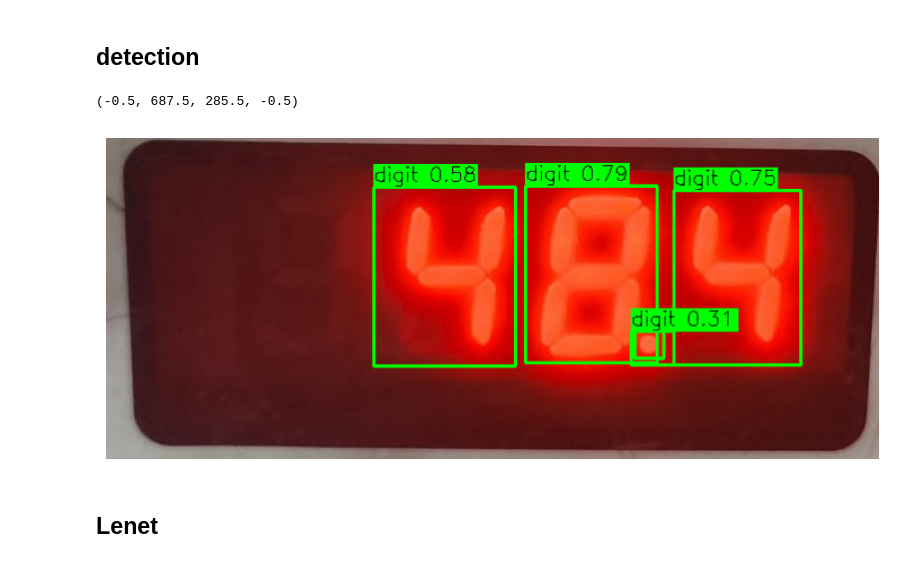
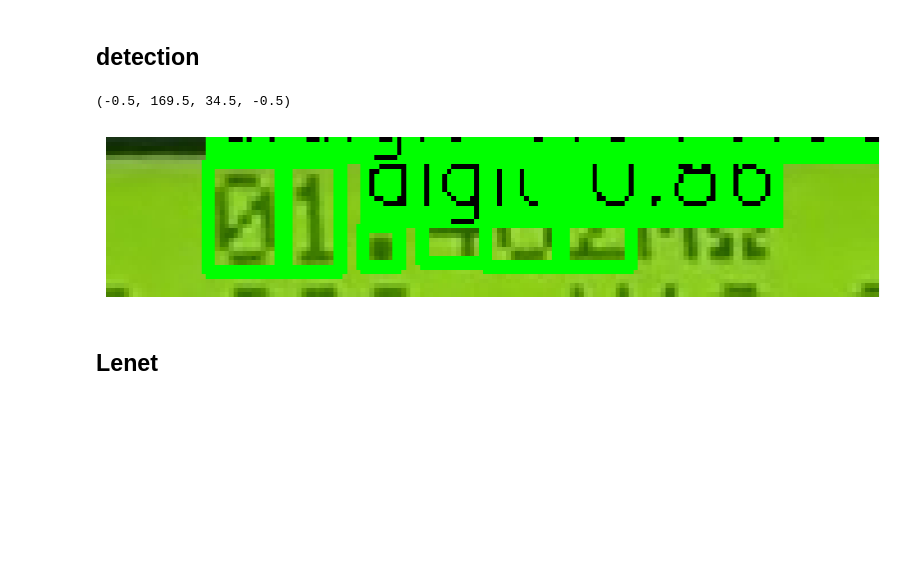
Before and after one commit to NitinRwt/ML-Model, a Jupyter notebook: test.ipynb, the cells around one changed output. Drawn from its saved outputs; the diff is of its cells as text; code cells hidden in the pictures; blank space fills up the shorter version.

```diff
--- a/test.ipynb
+++ b/test.ipynb
@@ -8,10 +0,0 @@ import pandas as pd
-# %%
-det = 'https://bj.bcebos.com/paddlex/examples/meter_reader/datasets/meter_det.tar.gz'
-
-if ('meter_seg' not in os.listdir()):
-    for i in [det]:
-        !wget $i
-        dir_name = i.split('/')[-1]
-        !tar -xf $dir_name
-else:
-    print('Directory already exist')
@@ -761,5 +475,5 @@ def extract_frames(video_path, output_folder, frame_interval_ms=100):
 
 # Example usage
 video_path = "v1.mp4"  # Change this to your video file
-output_folder = "extracted_frames"
+output_folder = "test"
 extract_frames(video_path, output_folder)
@@ -895,32 +611,6 @@ if __name__ == "__main__":
     model_path_3 = "Models/Remaining_tests_model.pt"
     image_path = "test_images/hv_pd/i_319.png"
     main(model_path_3, image_path)
-# %%
-import os
-from PIL import Image
-
-# Set your folder path here
-folder_path = "Ecchi"
-
-# Create a new folder to save PNGs (optional)
-output_folder = os.path.join(folder_path, "nothing_personal")
-os.makedirs(output_folder, exist_ok=True)
-
-# Supported image formats (add more if needed)
-supported_formats = (".jpg", ".jpeg", ".bmp", ".tiff", ".gif", ".webp")
-
-for filename in os.listdir(folder_path):
-    if filename.lower().endswith(supported_formats):
-        file_path = os.path.join(folder_path, filename)
-        img = Image.open(file_path).convert("RGBA")  # Ensures transparency is preserved if any
-
-        # Save as PNG with the same name
-        new_filename = os.path.splitext(filename)[0] + ".png"
-        new_file_path = os.path.join(output_folder, new_filename)
-        img.save(new_file_path, "PNG")
-        print(f"Converted: {filename} → {new_filename}")
-
-print("✅ All supported images converted to PNG format.")
 # %% [markdown]
 ## n2n temp_ocr
 # %%
@@ -1381,8 +1183,8 @@ import matplotlib.pyplot as plt
 from ultralytics import YOLO
 
 # 2. Configure paths
-model_path = "Models/best.pt"            # your YOLO .pt file
-image_path = "new_data/32.jpg"  # image to run detection on
+model_path = "Models/res_detect2.pt"            # your YOLO .pt file
+image_path = "1.jpg"  # image to run detection on
 
 # 3. Load model
 model = YOLO(model_path)
@@ -1393,35 +1195,35 @@ if img_bgr is None:
     raise FileNotFoundError(f"Cannot read {image_path}")
 
 # 5. Run inference
 results = model.predict(source=img_bgr, verbose=False)[0]
 
 # 6. Prepare to draw
 img = img_bgr.copy()
 names = results.names  # dict: class_id → class_name
 
 # 7. Loop over detections
 for box, conf, cls in zip(results.boxes.xyxy.cpu().numpy(),
                           results.boxes.conf.cpu().numpy(),
                           results.boxes.cls.cpu().numpy().astype(int)):
     x1, y1, x2, y2 = box.astype(int)
     label = f"{names[cls]} {conf:.2f}"
     # Draw rectangle
     cv2.rectangle(img, (x1, y1), (x2, y2), (0, 255, 0), 2)
     # Draw label background
     (w, h), _ = cv2.getTextSize(label, cv2.FONT_HERSHEY_SIMPLEX, 0.6, 1)
     cv2.rectangle(img, (x1, y1 - 20), (x1 + w, y1), (0, 255, 0), -1)
     # Put text
     cv2.putText(img, label, (x1, y1 - 5),
                 cv2.FONT_HERSHEY_SIMPLEX, 0.6, (0, 0, 0), 1)
 
 # 8. Convert BGR→RGB and display
 img_rgb = cv2.cvtColor(img, cv2.COLOR_BGR2RGB)
 plt.figure(figsize=(10, 10))
 plt.imshow(img_rgb)
 plt.axis("off")
 # %% [output]
-(-0.5, 687.5, 285.5, -0.5)
+(-0.5, 169.5, 34.5, -0.5)
-[figure, old version]
+[figure, new version]
 # %% [markdown]
 ## Lenet
 # %%
```
Also changed, not shown: parts of 29 cells of this notebook, 20 other files.
